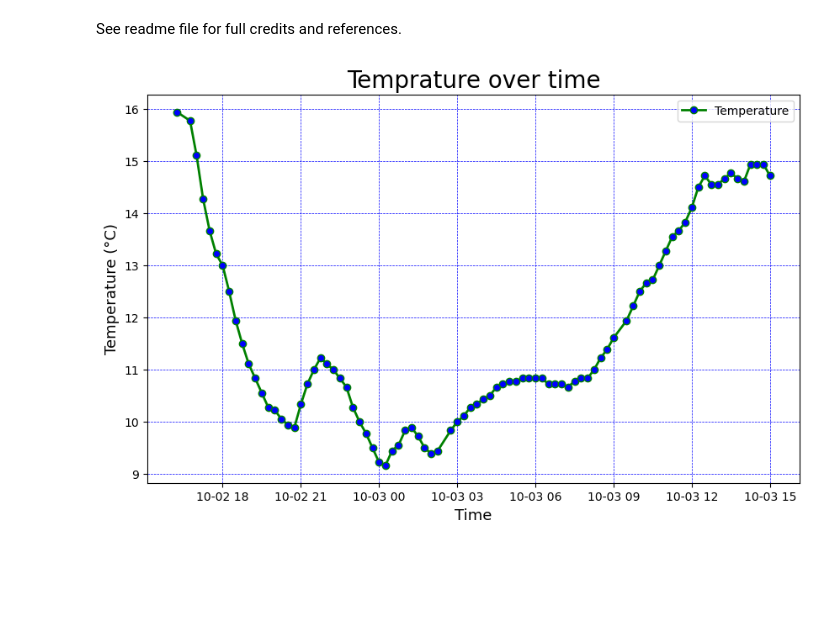
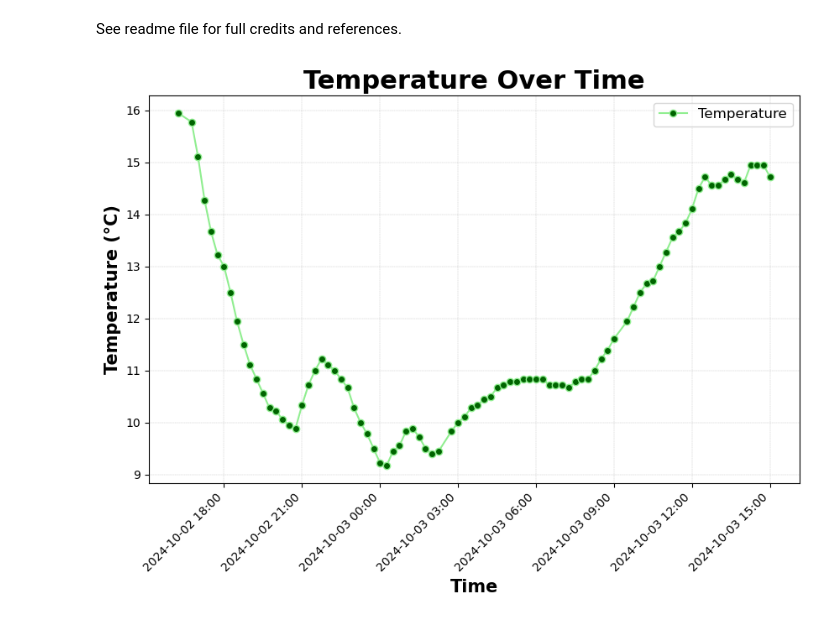
Before and after one commit to sarahembarry/PFDA-assignments, a Jupyter notebook: assignment2-weather.ipynb, the cells around one changed output. Drawn from its saved outputs; the diff is of its cells as text; code cells hidden in the pictures; blank space fills up the shorter version.

```diff
--- a/assignment2-weather.ipynb
+++ b/assignment2-weather.ipynb
@@ -19,16 +19,21 @@ time = pd.to_datetime(df['reportStartDateTime'])
 # %%
 # Define plot size
 plt.figure(figsize=(10, 6))
 # Create a line plot using time and temperature.
 # Define color ,line width ,label and add a marker.
-plt.plot(time, temperature, color='green', linewidth=2, label='Temperature',marker='o', markerfacecolor='blue')
+plt.plot(time, temperature, color='lightgreen', linewidth=1.5, label='Temperature',marker='o', markerfacecolor='darkgreen')
 # Add titles ,labels ,grid and legend
-plt.title('Temprature over time' ,fontsize=20)
-plt.xlabel('Time', fontsize=13)
-plt.ylabel('Temperature (°C)', fontsize=13)
-plt.grid(color = 'blue', linestyle = '--', linewidth = 0.5)
-plt.legend()
+plt.title('Temperature Over Time', fontsize=22, weight='bold')
+plt.xlabel('Time', fontsize=15, weight='bold')
+plt.ylabel('Temperature (°C)', fontsize=15, weight='bold')
+plt.grid(color='gray', linestyle='--', linewidth=0.3, alpha=0.5)
+plt.legend(loc='best', fontsize=12)
+
+# Set date formatting on x-axis
+plt.gca().xaxis.set_major_formatter(plt.matplotlib.dates.DateFormatter('%Y-%m-%d %H:%M'))
+plt.xticks(rotation=45,ha='right')
+
 # Show the plot
 plt.show()
 # %% [output]
-[figure, old version]
+[figure, new version]
```
Also changed, not shown: 4 other files.
